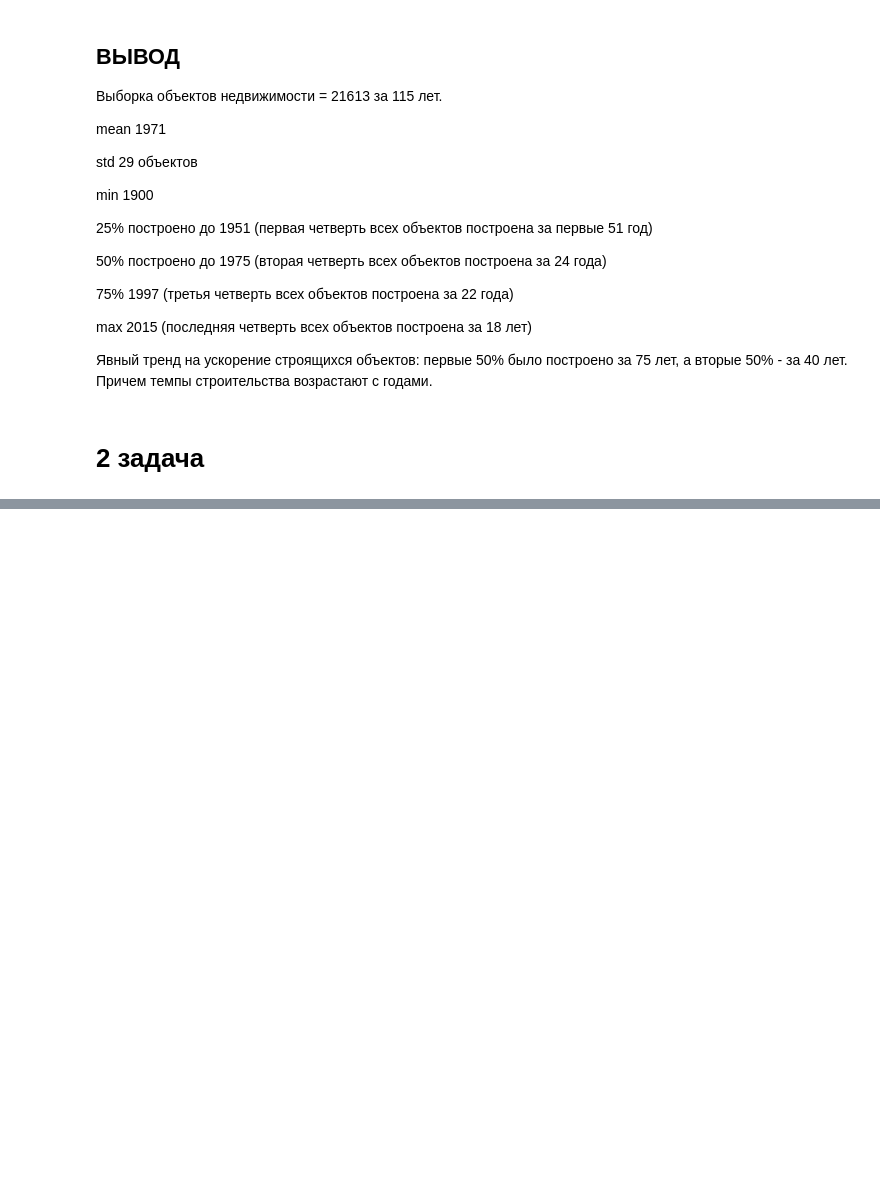
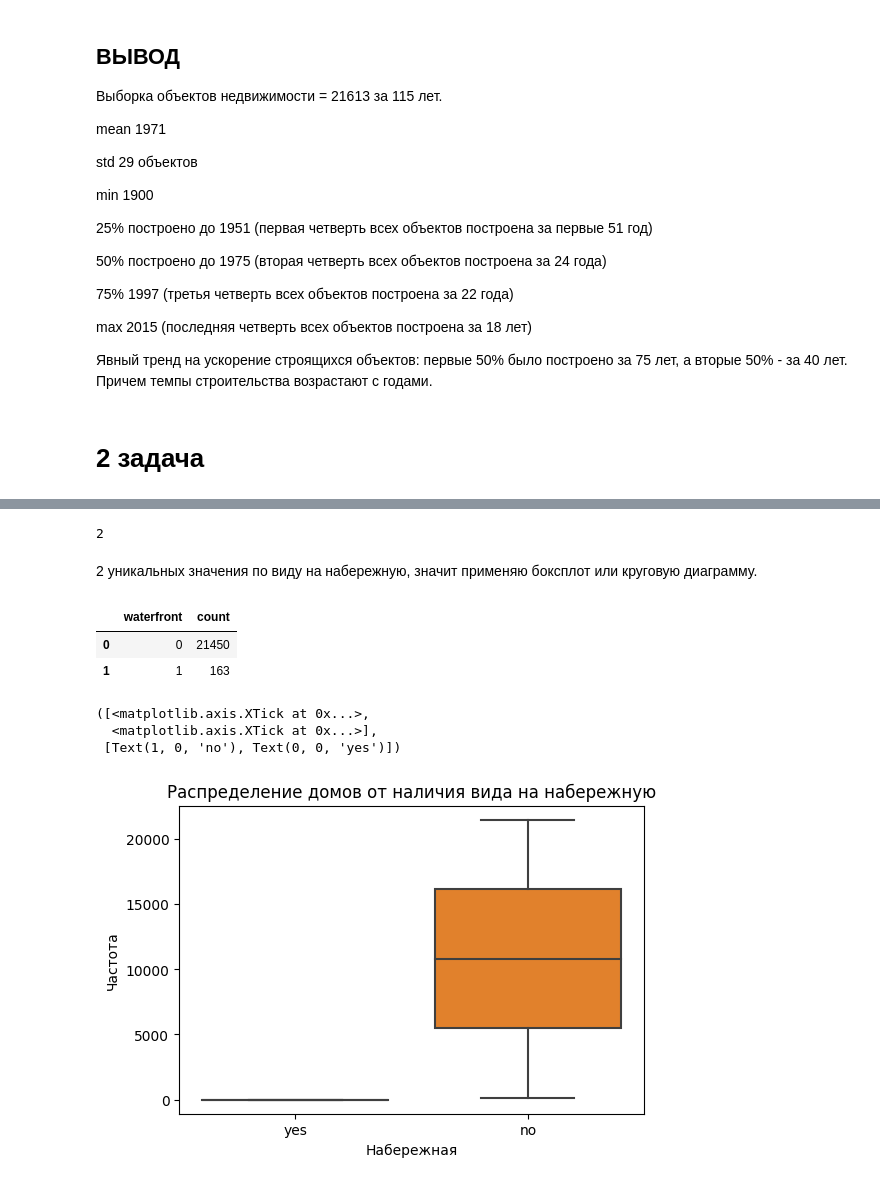
Before and after one commit to AlexKletke/hw4-part2, a Jupyter notebook: exes4.ipynb, the cells around one changed output, grey strips where cells are left out. Saved outputs shown, nothing was run; the diff lists cells and outputs as text; code cells hidden in the pictures; blank space fills up the shorter version.

```diff
--- a/exes4.ipynb
+++ b/exes4.ipynb
@@ -252,0 +270,25 @@ max       2015 (последняя четверть всех объектов п
+# %%
+df['waterfront'].nunique()
+# %% [output]
+2
+# %% [markdown]
+2 уникальных значения по виду на набережную, значит применяю боксплот или круговую диаграмму.
+# %%
+datagr = df.groupby('waterfront')['price'].agg(count='count').reset_index().sort_values(by='waterfront')
+datagr
+# %% [output]
+|  | waterfront | count |
+| 0 | 0 | 21450 |
+| 1 | 1 | 163 |
+# %%
+plt.figure(figsize=(6, 4))
+sns.boxplot(data=[datagr['waterfront'], datagr['count']], showfliers=False)
+plt.title('Распределение домов от наличия вида на набережную')
+plt.xlabel('Набережная')
+plt.ylabel('Частота')
+plt.xticks([1,0], ['no', 'yes'])
+# %% [output]
+([<matplotlib.axis.XTick at 0x...>,
+  <matplotlib.axis.XTick at 0x...>],
+ [Text(1, 0, 'no'), Text(0, 0, 'yes')])
+[figure, added]
```
Also changed, not shown: parts of 15 cells of this notebook.
